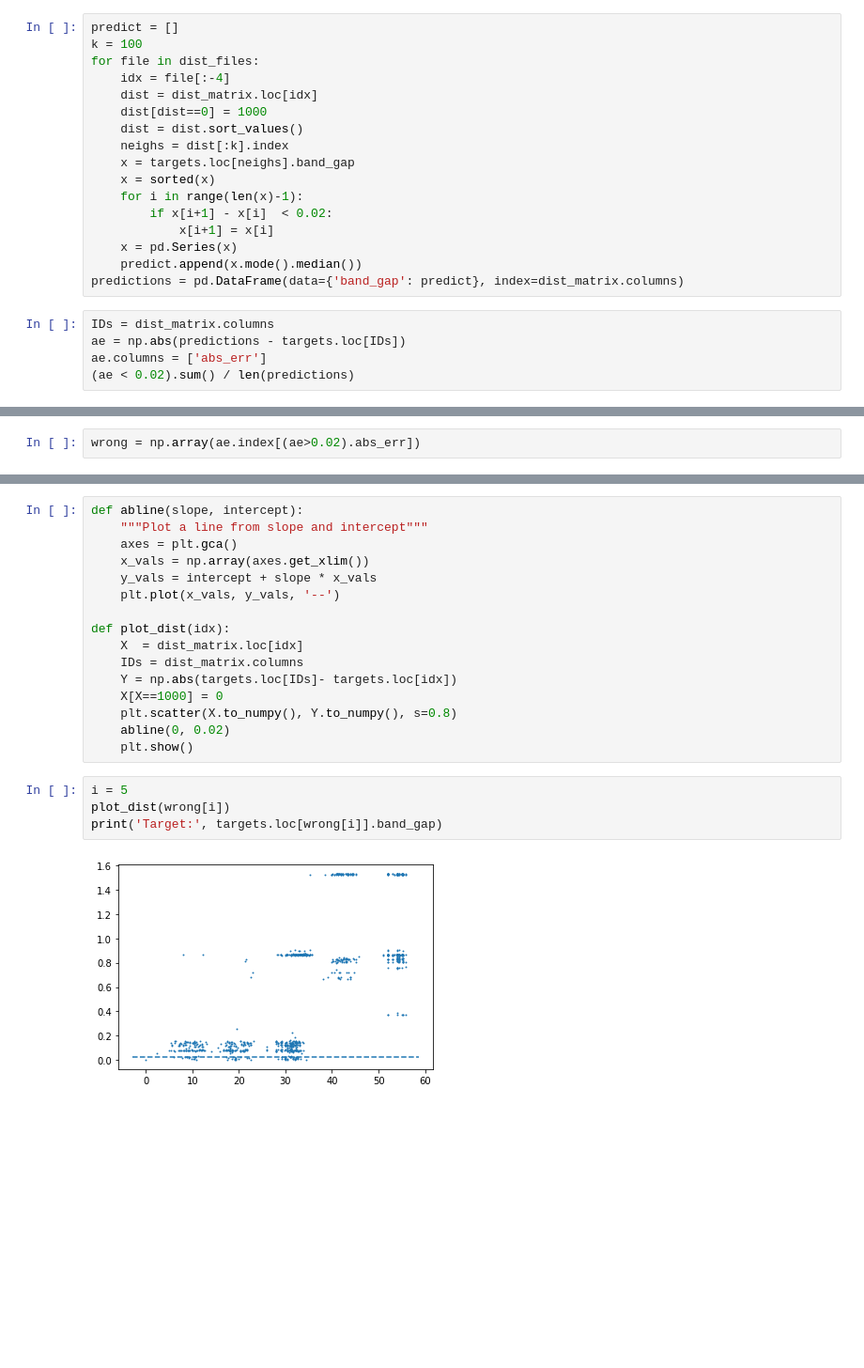
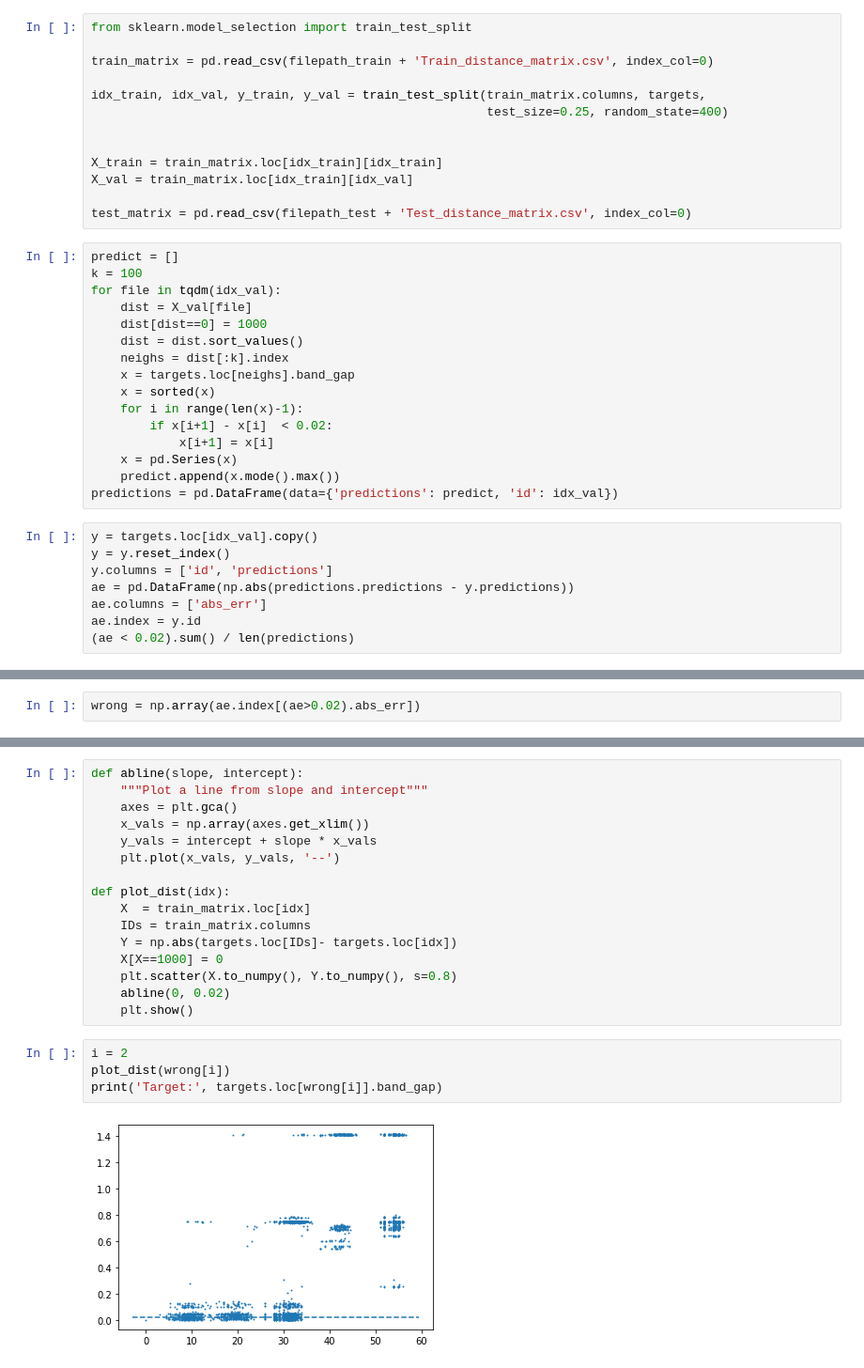
Before and after one commit to Jerry-Master/IDAO_2022, a Jupyter notebook: Track 1/K-NN.ipynb, the cells around one changed output, grey strips where cells are left out. Shown at 94% size. Saved outputs shown, nothing was run; the diff lists cells and outputs as text; blank space fills up the shorter version.

```diff
--- a/Track 1/K-NN.ipynb
+++ b/Track 1/K-NN.ipynb
@@ -21,9 +15,21 @@ for file in dist_files:
+# %%
+from sklearn.model_selection import train_test_split
+
+train_matrix = pd.read_csv(filepath_train + 'Train_distance_matrix.csv', index_col=0)
+
+idx_train, idx_val, y_train, y_val = train_test_split(train_matrix.columns, targets,
+                                                      test_size=0.25, random_state=400)
+
+
+X_train = train_matrix.loc[idx_train][idx_train]
+X_val = train_matrix.loc[idx_train][idx_val]
+
+test_matrix = pd.read_csv(filepath_test + 'Test_distance_matrix.csv', index_col=0)
 # %%
 predict = []
 k = 100
-for file in dist_files:
-    idx = file[:-4]
-    dist = dist_matrix.loc[idx]
+for file in tqdm(idx_val):
+    dist = X_val[file]
     dist[dist==0] = 1000
     dist = dist.sort_values()
     neighs = dist[:k].index
@@ -33,11 +39,14 @@ for file in dist_files:
         if x[i+1] - x[i]  < 0.02:
             x[i+1] = x[i]
     x = pd.Series(x)
-    predict.append(x.mode().median())
-predictions = pd.DataFrame(data={'band_gap': predict}, index=dist_matrix.columns)
+    predict.append(x.mode().max())
+predictions = pd.DataFrame(data={'predictions': predict, 'id': idx_val})
 # %%
-IDs = dist_matrix.columns
-ae = np.abs(predictions - targets.loc[IDs])
+y = targets.loc[idx_val].copy()
+y = y.reset_index()
+y.columns = ['id', 'predictions']
+ae = pd.DataFrame(np.abs(predictions.predictions - y.predictions))
 ae.columns = ['abs_err']
+ae.index = y.id
 (ae < 0.02).sum() / len(predictions)
 # %% [output]
@@ -58,16 +67,16 @@ def abline(slope, intercept):
     plt.plot(x_vals, y_vals, '--')
 
 def plot_dist(idx):
-    X  = dist_matrix.loc[idx]
-    IDs = dist_matrix.columns
+    X  = train_matrix.loc[idx]
+    IDs = train_matrix.columns
     Y = np.abs(targets.loc[IDs]- targets.loc[idx])
     X[X==1000] = 0
     plt.scatter(X.to_numpy(), Y.to_numpy(), s=0.8)
     abline(0, 0.02)
     plt.show()
 # %%
-i = 5
+i = 2
 plot_dist(wrong[i])
 print('Target:', targets.loc[wrong[i]].band_gap)
 # %% [output]
-[figure, old version]
+[figure, new version]
```
Also changed, not shown: parts of 12 cells of this notebook, 11 other files.
